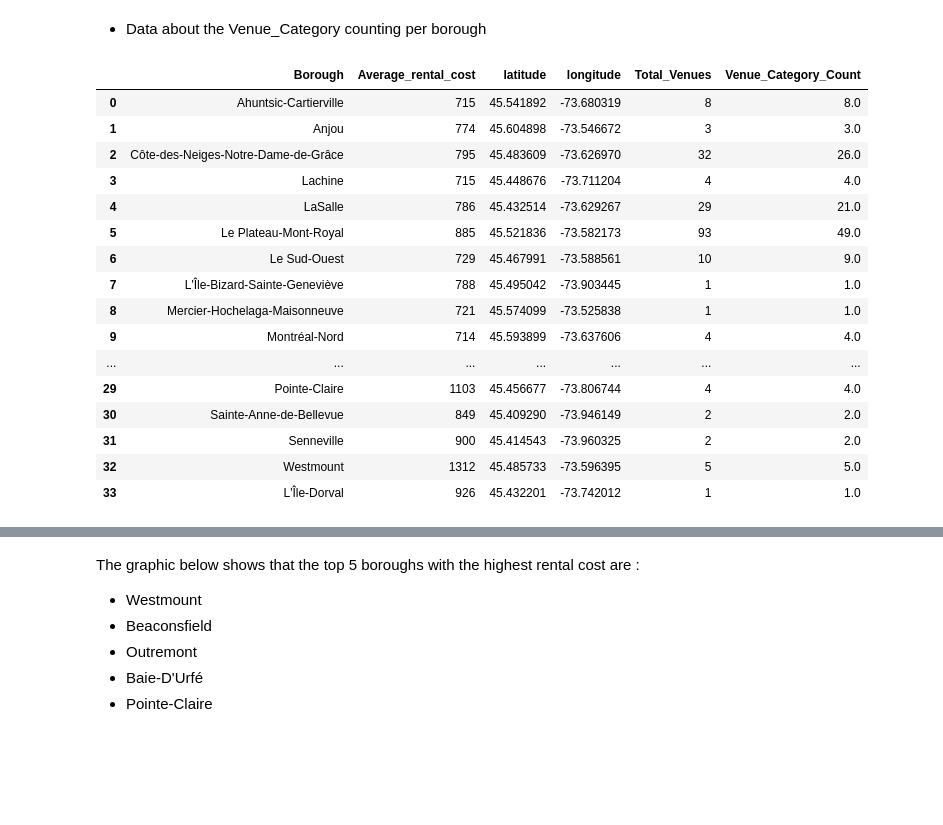
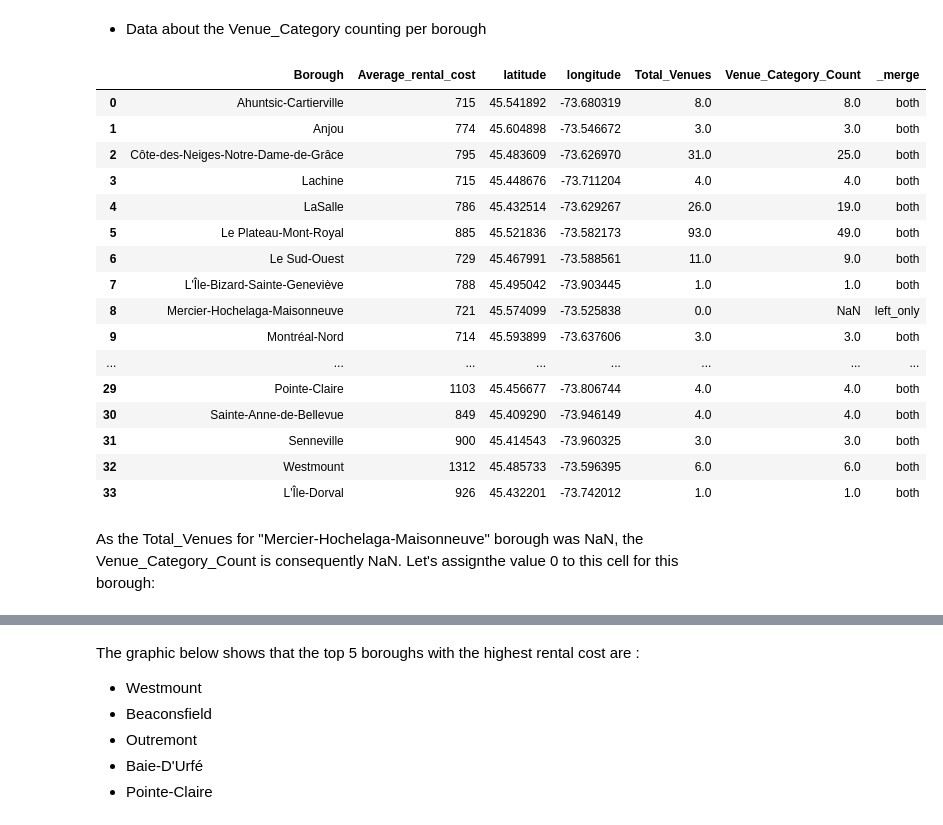
Before and after one commit to Desperados113/Capstone-Projetc, a Jupyter notebook: Capstone_Project3.ipynb, the cells around one changed output, grey strips where cells are left out. Saved outputs shown, nothing was run; the diff lists cells and outputs as text; code cells hidden in the pictures; blank space fills up the shorter version.

```diff
--- a/Capstone_Project3.ipynb
+++ b/Capstone_Project3.ipynb
@@ -328,9 +273,5 @@ df_mtl_venues=pd.DataFrame(df_mtl_venues_global.groupby('Borough').Venue.count()
 
 #Converting the index into a column
 df_mtl_venues.reset_index(inplace=True)
-df_mtl_venues = df_mtl_venues.rename(columns = {'index':'Borough', 'Venue':'Total_Venues'})
-
-#Merge the Total_Venues column data to the dataframe df_mtl
-df_mtl=pd.merge(df_mtl,df_mtl_venues, left_on='Borough', right_on='Borough')
-df_mtl
+df_mtl_venues.head()
 # %% [output]
@@ -353,0 +284,7 @@ df_mtl
+# %%
+#Rename the venues column
+df_mtl_venues.rename(columns = {'Venue':'Total_Venues'}, inplace=True)
+
+#Merge the Total_Venues column data to the dataframe df_mtl
+df_mtl=pd.merge(df_mtl,df_mtl_venues, left_on='Borough', right_on='Borough', how='outer',indicator=True)
+df_mtl
@@ -353,0 +312,5 @@ df_mtl
+# %%
+df_mtl.at[8,'Total_Venues']=0
+#dropping the "_merge" column as there is n more need for it on our data frame
+df_mtl.drop('_merge', axis=1,inplace=True)
+df_mtl
@@ -355,36 +336,37 @@ df_mtl
 - Data about the Venue_Category counting per borough
 # %%
 df_unique_categories_per_borough=pd.DataFrame(df_mtl_venues_global.groupby('Borough').Venue_Category.unique())
-
 #Converting the index into a column
 df_unique_categories_per_borough.reset_index(inplace=True)
 df_unique_categories_per_borough = df_unique_categories_per_borough.rename(columns = {'index':'Borough'})
 
 #df_unique_categories_per_borough['Venue_Category_Count']
 for borough in df_unique_categories_per_borough['Borough']:
     df_unique_categories_per_borough.loc[df_unique_categories_per_borough['Borough']==borough, 'Venue_Category_Count']= \
     len(df_mtl_venues_global.loc[df_mtl_venues_global['Borough']==borough, 'Venue_Category'].unique())
 
 df_unique_categories_per_borough.drop(['Venue_Category'], inplace=True, axis=1)
-
 #Merge the Total_Venues column data to the dataframe df_mtl
-df_mtl=pd.merge(df_mtl,df_unique_categories_per_borough, left_on='Borough', right_on='Borough')
+df_mtl=pd.merge(df_mtl,df_unique_categories_per_borough, left_on='Borough', right_on='Borough', how='outer', indicator=True)
 df_mtl
 # %% [output]
-|  | Borough | Average_rental_cost | latitude | longitude | Total_Venues | Venue_Category_Count |
-| 0 | Ahuntsic-Cartierville | 715 | 45.541892 | -73.680319 | 8 | 8.0 |
-| 1 | Anjou | 774 | 45.604898 | -73.546672 | 3 | 3.0 |
-| 2 | Côte-des-Neiges-Notre-Dame-de-Grâce | 795 | 45.483609 | -73.626970 | 32 | 26.0 |
-| 3 | Lachine | 715 | 45.448676 | -73.711204 | 4 | 4.0 |
-| 4 | LaSalle | 786 | 45.432514 | -73.629267 | 29 | 21.0 |
-| 5 | Le Plateau-Mont-Royal | 885 | 45.521836 | -73.582173 | 93 | 49.0 |
-| 6 | Le Sud-Ouest | 729 | 45.467991 | -73.588561 | 10 | 9.0 |
-| 7 | L'Île-Bizard-Sainte-Geneviève | 788 | 45.495042 | -73.903445 | 1 | 1.0 |
-| 8 | Mercier-Hochelaga-Maisonneuve | 721 | 45.574099 | -73.525838 | 1 | 1.0 |
-| 9 | Montréal-Nord | 714 | 45.593899 | -73.637606 | 4 | 4.0 |
-| ... | ... | ... | ... | ... | ... | ... |
-| 29 | Pointe-Claire | 1103 | 45.456677 | -73.806744 | 4 | 4.0 |
-| 30 | Sainte-Anne-de-Bellevue | 849 | 45.409290 | -73.946149 | 2 | 2.0 |
-| 31 | Senneville | 900 | 45.414543 | -73.960325 | 2 | 2.0 |
-| 32 | Westmount | 1312 | 45.485733 | -73.596395 | 5 | 5.0 |
-| 33 | L'Île-Dorval | 926 | 45.432201 | -73.742012 | 1 | 1.0 |
+|  | Borough | Average_rental_cost | latitude | longitude | Total_Venues | Venue_Category_Count | _merge |
+| 0 | Ahuntsic-Cartierville | 715 | 45.541892 | -73.680319 | 8.0 | 8.0 | both |
+| 1 | Anjou | 774 | 45.604898 | -73.546672 | 3.0 | 3.0 | both |
+| 2 | Côte-des-Neiges-Notre-Dame-de-Grâce | 795 | 45.483609 | -73.626970 | 31.0 | 25.0 | both |
+| 3 | Lachine | 715 | 45.448676 | -73.711204 | 4.0 | 4.0 | both |
+| 4 | LaSalle | 786 | 45.432514 | -73.629267 | 26.0 | 19.0 | both |
+| 5 | Le Plateau-Mont-Royal | 885 | 45.521836 | -73.582173 | 93.0 | 49.0 | both |
+| 6 | Le Sud-Ouest | 729 | 45.467991 | -73.588561 | 11.0 | 9.0 | both |
+| 7 | L'Île-Bizard-Sainte-Geneviève | 788 | 45.495042 | -73.903445 | 1.0 | 1.0 | both |
+| 8 | Mercier-Hochelaga-Maisonneuve | 721 | 45.574099 | -73.525838 | 0.0 | NaN | left_only |
+| 9 | Montréal-Nord | 714 | 45.593899 | -73.637606 | 3.0 | 3.0 | both |
+| ... | ... | ... | ... | ... | ... | ... | ... |
+| 29 | Pointe-Claire | 1103 | 45.456677 | -73.806744 | 4.0 | 4.0 | both |
+| 30 | Sainte-Anne-de-Bellevue | 849 | 45.409290 | -73.946149 | 4.0 | 4.0 | both |
+| 31 | Senneville | 900 | 45.414543 | -73.960325 | 3.0 | 3.0 | both |
+| 32 | Westmount | 1312 | 45.485733 | -73.596395 | 6.0 | 6.0 | both |
+| 33 | L'Île-Dorval | 926 | 45.432201 | -73.742012 | 1.0 | 1.0 | both |
+# %% [markdown]
+As the Total_Venues for "Mercier-Hochelaga-Maisonneuve" borough was NaN, the Venue_Category_Count is consequently NaN.
+Let's assignthe value 0 to this cell for this borough:
```
Also changed, not shown: parts of 66 cells of this notebook.
